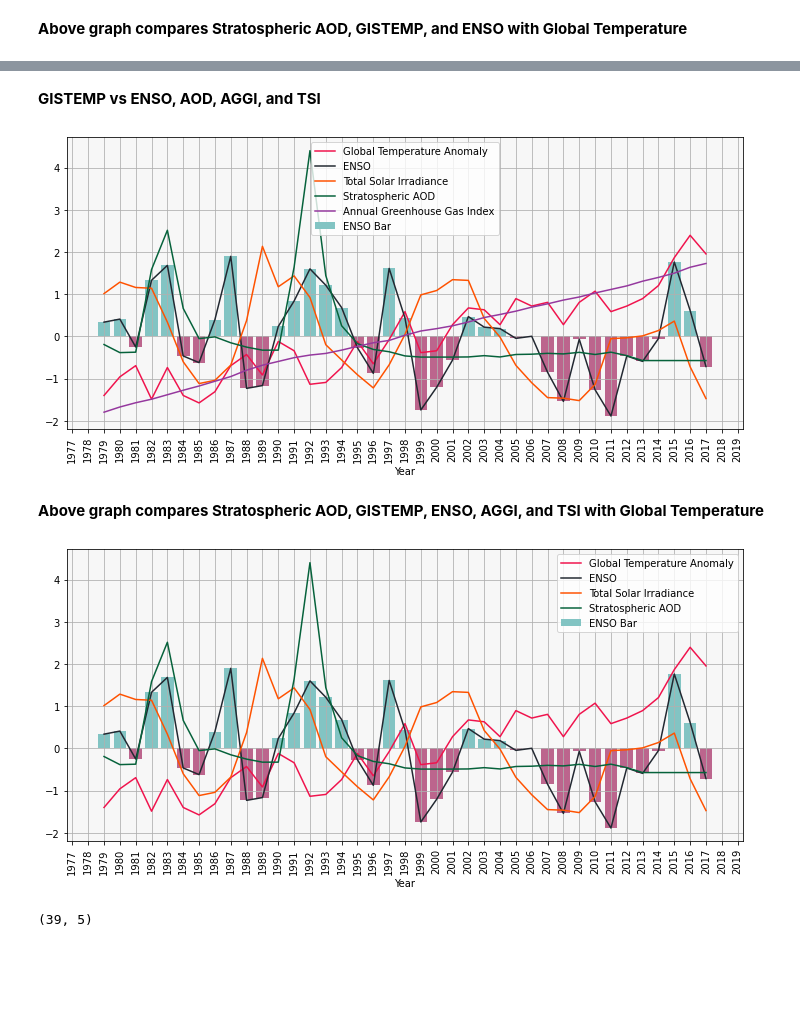
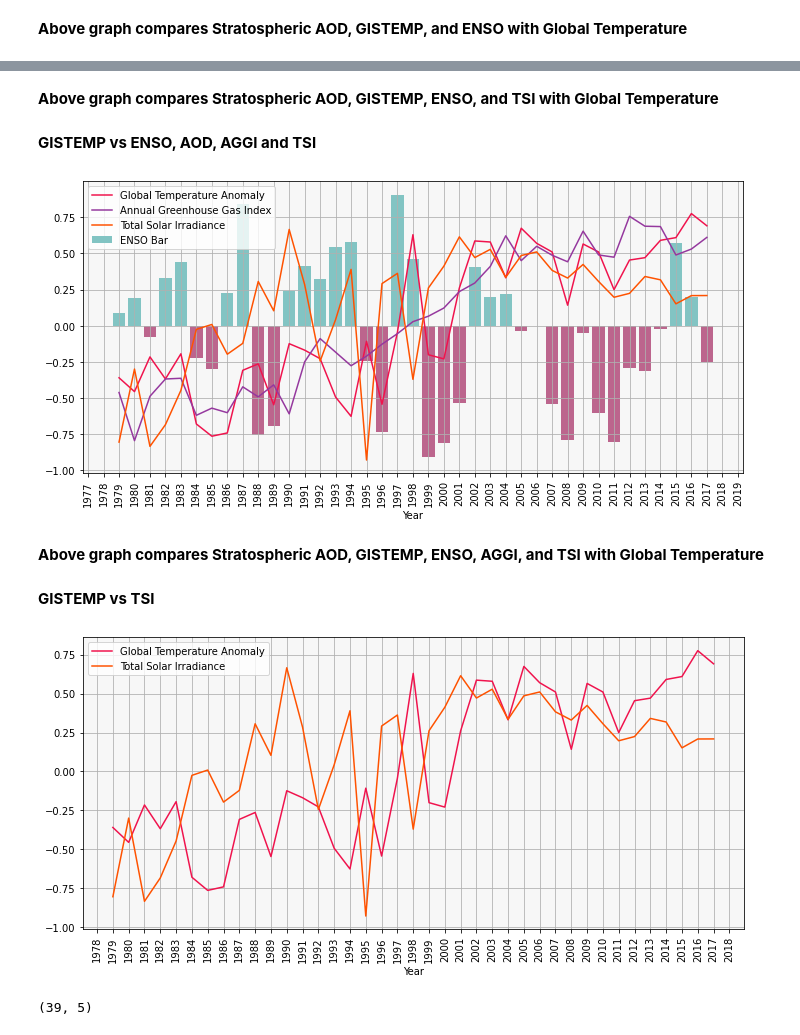
Before and after one commit to ambreen2006/Global-Temperature-Trend, a Jupyter notebook: Global Temperature Trend.ipynb, the cells around one changed output, grey strips where cells are left out. Drawn from its saved outputs; the diff is of its cells as text; code cells hidden in the pictures; blank space fills up the shorter version.

Commit message:
feat: changes to the model and the generated graphs

```diff
--- a/Global Temperature Trend.ipynb
+++ b/Global Temperature Trend.ipynb
@@ -370,0 +386,7 @@ array(['1978', '1979', '1980', '1981', '1982', '1983', '1984', '1985',
+# %%
+display(tsi_df[tsi_df.Year == '2011'].set_index('Date').shape)
+display(tsi_df[tsi_df.Year == '2012'].set_index('Date').shape)
+display(tsi_df[tsi_df.Year == '2013'].set_index('Date').shape)
+display(tsi_df[tsi_df.Year == '2014'].set_index('Date').shape)
+display(tsi_df[tsi_df.Year == '2015'].set_index('Date').shape)
+display(tsi_df[tsi_df.Year == '2016'].set_index('Date').shape)
@@ -371,5 +400,5 @@ array(['1978', '1979', '1980', '1981', '1982', '1983', '1984', '1985',
 # %%
-tsi_df = tsi_df.groupby('Year').agg({'Avg_Irradiance_New':'max'})
+tsi_df = tsi_df.groupby('Year').agg({'Avg_Irradiance_New':'mean'})
 # %%
 tsi_df.reset_index(inplace = True)
 # %%
@@ -730,8 +759,12 @@ corrs_pval[4], corrs_pval[5] = correlation_and_pvalue(global_climate_df, 'kendal
 **Scaling feature set**
 # %%
 scaled = StandardScaler().fit_transform(global_climate_df.values)
+# %%
+from sklearn.preprocessing import normalize
+n = normalize(scaled)
 # %%
-global_climate_df = pd.DataFrame(scaled, index = global_climate_df.index, columns = global_climate_df.columns)
+#global_climate_df = pd.DataFrame(scaled, index = global_climate_df.index, columns = global_climate_df.columns)
+global_climate_df = pd.DataFrame(n, index = global_climate_df.index, columns = global_climate_df.columns)
 # %%
 global_climate_df.describe()
 # %% [output]
@@ -811,15 +850,19 @@ graph_temperature_vs_forcers(['ENSO', 'AOD_GLOBAL'], True)
+# %% [markdown]
+**Above graph compares Stratospheric AOD, GISTEMP, ENSO, and TSI with Global Temperature**
 # %% [markdown]
-**GISTEMP vs ENSO, AOD, AGGI, and TSI**
+**GISTEMP vs ENSO, AOD, AGGI and TSI**
 # %%
-graph_temperature_vs_forcers(['ENSO', 'TSI', 'AOD_GLOBAL', 'AGGI'], True)
+graph_temperature_vs_forcers(['AGGI', 'TSI'], True)
 # %% [output]
-[figure, old version]
+[figure, new version]
 # %% [markdown]
 **Above graph compares Stratospheric AOD, GISTEMP, ENSO, AGGI, and TSI with Global Temperature**
+# %% [markdown]
+**GISTEMP vs TSI**
 # %%
-graph_temperature_vs_forcers(['ENSO', 'TSI', 'AOD_GLOBAL'], True)
+graph_temperature_vs_forcers(['TSI], False)
 # %% [output]
-[figure, old version]
+[figure, new version]
 # %%
 global_climate_df.shape
 # %% [output]
```
Also changed, not shown: parts of 34 cells of this notebook.
